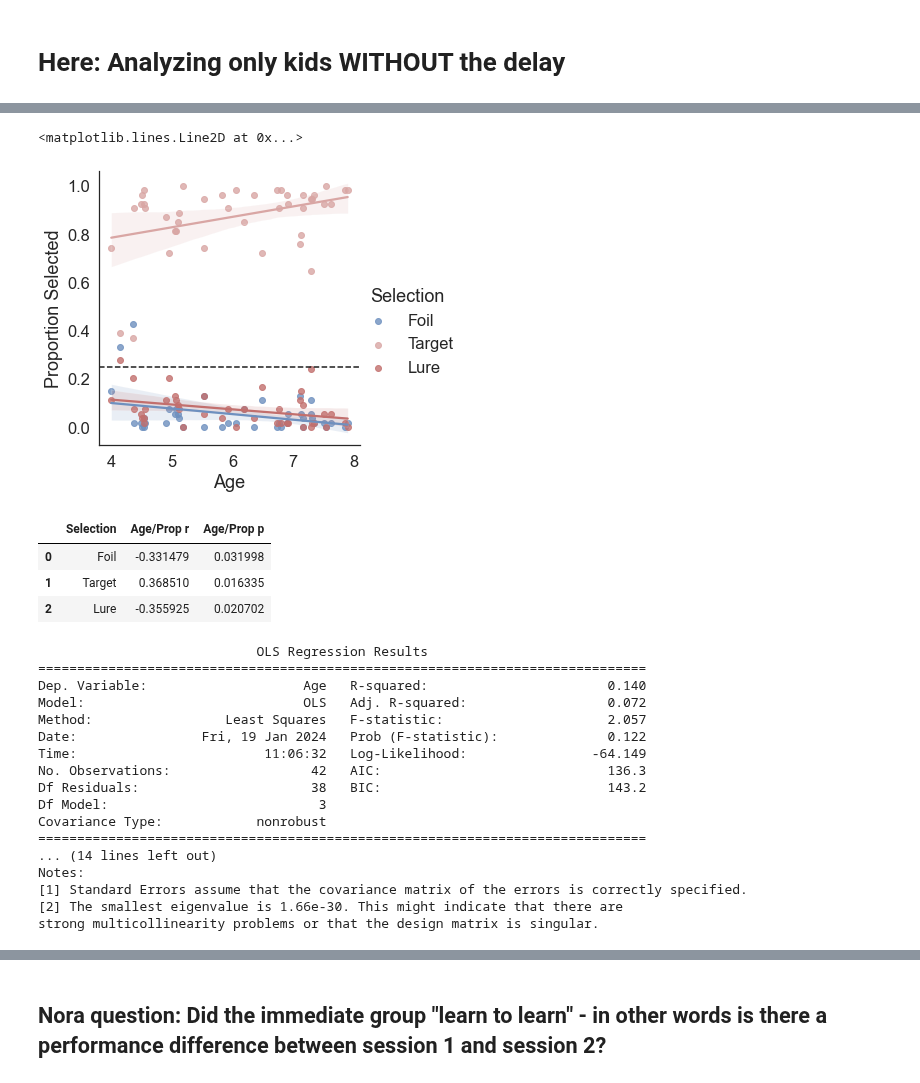
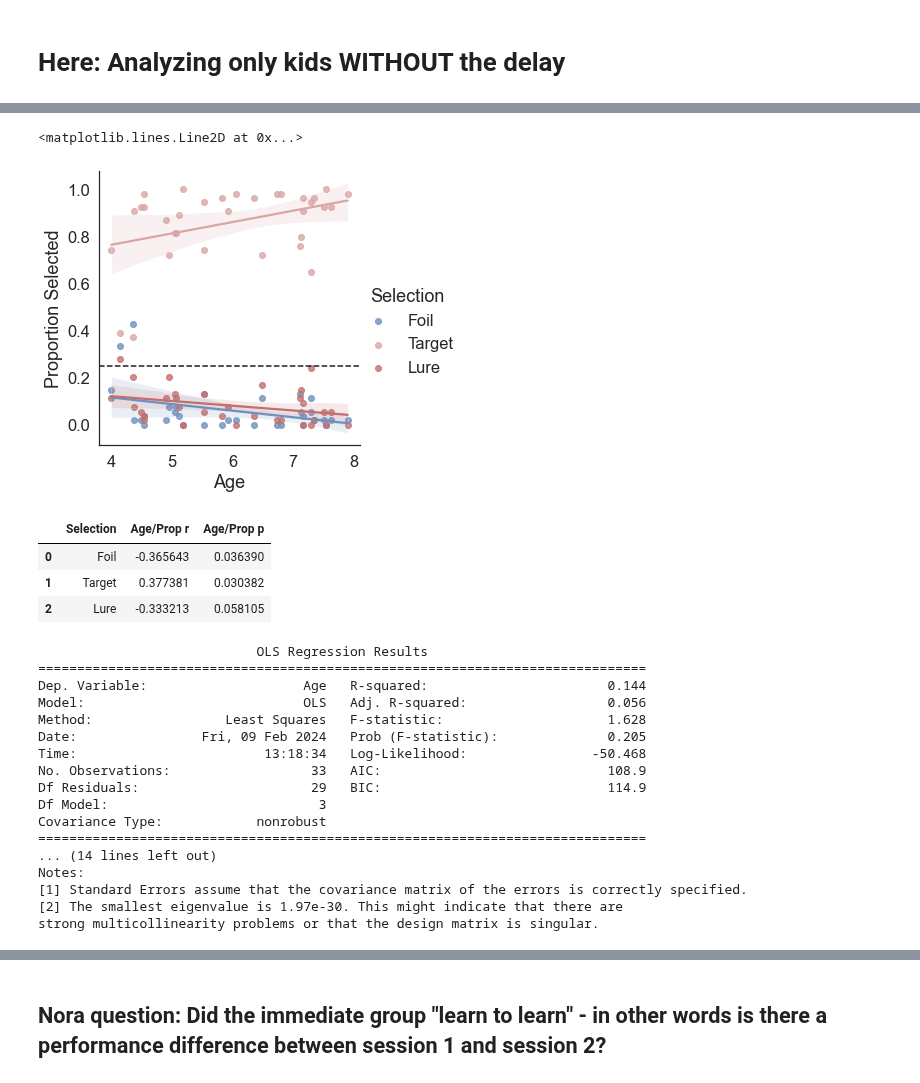
Before and after one commit to samsydco/PSPC, a Jupyter notebook: Results_PS.ipynb, the cells around one changed output, grey strips where cells are left out. Drawn from its saved outputs; the diff is of its cells as text; code cells hidden in the pictures.

```diff
--- a/Results_PS.ipynb
+++ b/Results_PS.ipynb
@@ -32,7 +36,6 @@ if exclude == 1:
     exclude_subjs = excludedf['Subject']
     PSagedf = exclude_fun(PSagedf,exclude_subjs)
     PSdf = exclude_fun(PSdf,exclude_subjs)
-    PSdelaydf = exclude_fun(PSdelaydf,exclude_subjs)
     stackeddf = exclude_fun(stackeddf,exclude_subjs)
     anovadf = exclude_fun(anovadf,exclude_subjs)
 # %% [markdown]
@@ -77,26 +76,0 @@ Name: Sex, dtype: int64
-# %%
-order = ['Target','Lure','Foil']
-orderage = [4,5,6,7]
-
-sns.set(font_scale=2)
-fig, ax = plt.subplots(figsize=(7, 6))
-sns.boxplot(data=PSdf, x="Selection", y="Proportion Selected", hue="Age", palette="vlag",order=order, showfliers = False)
-sns.stripplot(data=PSdf, x="Selection", y="Proportion Selected", hue="Age", dodge=True,palette='dark:.3',order=order, jitter=False,legend=False)
-vs = {k:[] for k in orderage}
-for i,points in enumerate(ax.collections):
-	vertices = points.get_offsets().data
-	if len(vertices)>0:
-		for ii,a in enumerate([4,7,6,5]):
-			if (i+ii) % 4 == 0:
-				vs[a].append(vertices[0][0])
-for subject in PSdelaydf.Subject.unique():
-	tmp = PSdelaydf[PSdelaydf.Subject == subject]
-	age = tmp['Age'].iloc[0]
-	for i,selection in enumerate(order):
-		data = tmp[tmp.Selection==selection]['Proportion Selected'].iloc[0]
-		ax.scatter(vs[age][i],data,marker='*',color='r',alpha=0.75, s=300,zorder=3)
-handles, labels = ax.get_legend_handles_labels()
-l = plt.legend(handles[0:4], labels[0:4], bbox_to_anchor=(1.05, 1), loc=2, borderaxespad=0.)
-ax.set(xlabel=None)
-plt.axhline(y=0.25, color='k', linestyle='--')
-fig.savefig(figurepath+'PS_Target_Lure_Foil.png', bbox_inches='tight', dpi=100)
@@ -206,8 +185,8 @@ print("4 year olds' performance is "+
 # %% [markdown]
 # Let's just looks at those kids who had the delay going forward...
 # %%
-PSagedf = PSagedf[PSagedf['Delay']==True]
-stackeddf = stackeddf[stackeddf['Delay']==True]
+PSagedftmp1 = PSagedf[PSagedf['Delay']==True]
+stackeddftmp1 = stackeddf[stackeddf['Delay']==True]
 # %% [markdown]
 ### plot correlation between age and Target/Lure/Foil proportion
 # %%
@@ -399,9 +386,5 @@ p-value: 0.1618
 # %% [markdown]
 # Here: Analyzing only kids WITHOUT the delay
 # %%
-# re-import dfs
-PSagedf = pd.read_csv('csvs/PSoutputdf_exactage.csv')
-stackeddf = pd.read_csv('csvs/PS_cat_Year_1.csv')
-
-PSagedf = PSagedf[PSagedf['Delay']==False]
-stackeddf = stackeddf[stackeddf['Delay']==False]
+PSagedftmp0 = PSagedf[PSagedf['Delay']==False]
+stackeddftmp0 = stackeddf[stackeddf['Delay']==False]
@@ -408,45 +423,43 @@ stackeddf = stackeddf[stackeddf['Delay']==False]
 # %%
 sns.set_theme(style="white",font_scale=1.5, palette=['#6e90bf',  '#d9a6a4', '#c26f6d'])
-g = sns.lmplot(data=PSagedf,x="Age", y="Proportion Selected", hue="Selection")
+g = sns.lmplot(data=PSagedftmp0,x="Age", y="Proportion Selected", hue="Selection")
 plt.axhline(y=0.25, color='k', linestyle='--')
 # %% [output]
 <matplotlib.lines.Line2D at 0x...>
-[figure, old version]
+[figure, new version]
 # %%
 PSkey = {-1:'Foil',1:'Target',0:'Lure'}
 statlist = []
 for selection in PSkey.values():
-	tmpdf = PSagedf[PSagedf['Selection'] == selection]
+	tmpdf = PSagedftmp0[PSagedftmp0['Selection'] == selection]
 	res = stats.pearsonr(tmpdf['Age'],tmpdf['Proportion Selected'])
 	statlist.append({'Selection':selection, 'Age/Prop r':res[0], 'Age/Prop p':res[1]})
 statdf=pd.DataFrame(statlist)
 display(statdf)
 # %% [output]
 |  | Selection | Age/Prop r | Age/Prop p |
-| 0 | Foil | -0.331479 | 0.031998 |
-| 1 | Target | 0.368510 | 0.016335 |
-| 2 | Lure | -0.355925 | 0.020702 |
+| 0 | Foil | -0.365643 | 0.036390 |
+| 1 | Target | 0.377381 | 0.030382 |
+| 2 | Lure | -0.333213 | 0.058105 |
 # %%
-import statsmodels.formula.api as sm2
-
-result = sm2.ols(formula='Age~Foil+Target+Lure+Foil*Lure',data=stackeddf).fit()
+result = sm2.ols(formula='Age~Foil+Target+Lure+Foil*Lure',data=stackeddftmp0).fit()
 print(result.summary()) #no interaction!
 # %% [output]
                             OLS Regression Results
 ==============================================================================
-Dep. Variable:                    Age   R-squared:                       0.140
-Model:                            OLS   Adj. R-squared:                  0.072
-Method:                 Least Squares   F-statistic:                     2.057
-Date:                Fri, 19 Jan 2024   Prob (F-statistic):              0.122
-Time:                        11:06:32   Log-Likelihood:                -64.149
-No. Observations:                  42   AIC:                             136.3
-Df Residuals:                      38   BIC:                             143.2
+Dep. Variable:                    Age   R-squared:                       0.144
+Model:                            OLS   Adj. R-squared:                  0.056
+Method:                 Least Squares   F-statistic:                     1.628
+Date:                Fri, 09 Feb 2024   Prob (F-statistic):              0.205
+Time:                        13:18:34   Log-Likelihood:                -50.468
+No. Observations:                  33   AIC:                             108.9
+Df Residuals:                      29   BIC:                             114.9
 Df Model:                           3
 Covariance Type:            nonrobust
 ==============================================================================
 ... (14 lines left out)
 Notes:
 [1] Standard Errors assume that the covariance matrix of the errors is correctly specified.
-[2] The smallest eigenvalue is 1.66e-30. This might indicate that there are
+[2] The smallest eigenvalue is 1.97e-30. This might indicate that there are
 strong multicollinearity problems or that the design matrix is singular.
 # %%
```
Also changed, not shown: parts of 29 cells of this notebook, 8 other files.
